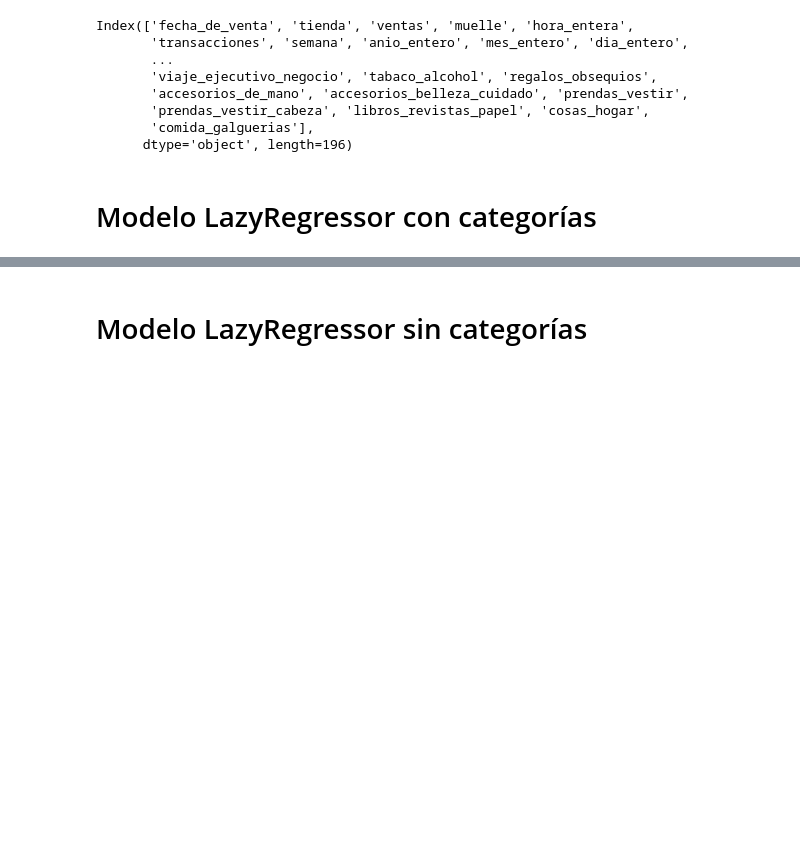
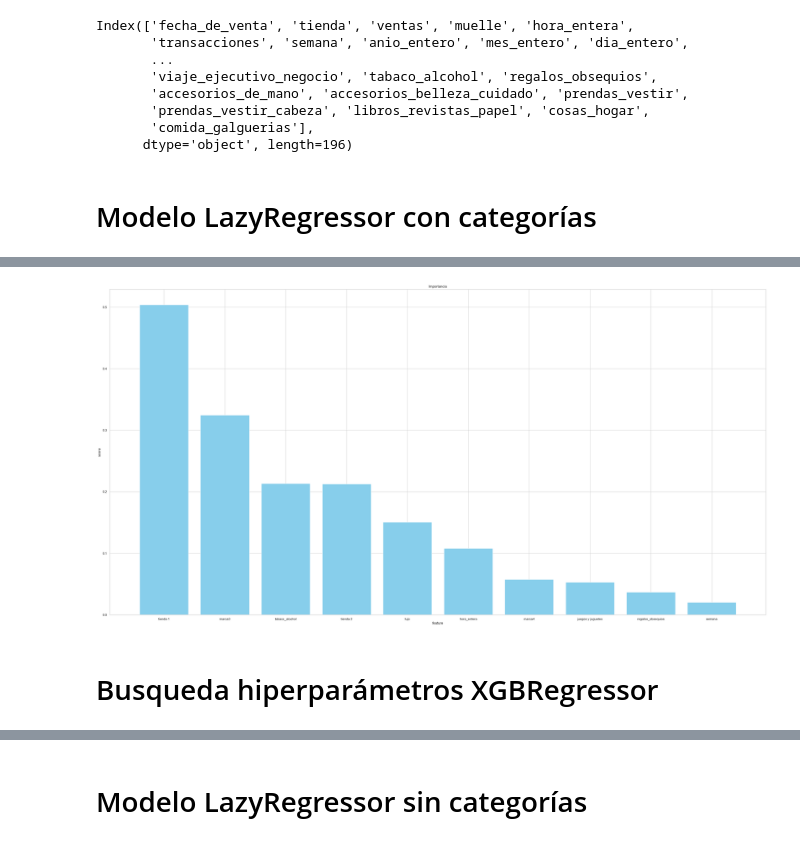
Before and after one commit to Porras53/Proyecto-Ciencia-de-datos-202320, a Jupyter notebook: Proyecto OPAIN.ipynb, the cells around one changed output, grey strips where cells are left out. Saved outputs shown, nothing was run; the diff lists cells and outputs as text; code cells hidden in the pictures; blank space fills up the shorter version.

```diff
--- a/Proyecto OPAIN.ipynb
+++ b/Proyecto OPAIN.ipynb
@@ -1608,4 +1605,0 @@ ax = sns.barplot(y=predictions.index[:-15], x="R-Squared", data=predictions[:-15
-# %%
-# Armar modelo
-regression = GradientBoostingRegressor(random_state=123)
-regression.fit(X_train, y_train)
@@ -1698,0 +1723,6 @@ Test: 0.7526610638279155
+# %%
+# Mejores parámetros HistGradientBoostingRegressor con categorias
+best_params_hist_gbr_categorias = grid_search.best_params_
+best_model_hist_gbr_categorias = grid_search.best_estimator_
+
+print(f"Mejores parámetros encontrados: {best_params_hist_gbr_categorias}")
@@ -1698,0 +1763,26 @@ Test: 0.7526610638279155
+# %%
+from sklearn.inspection import permutation_importance
+
+# Asumiendo que best_model_hist_gbr_categorias es tu modelo entrenado HistGradientBoostingRegressor
+result = permutation_importance(best_model_hist_gbr_categorias, X_train, y_train, n_repeats=10, random_state=0, n_jobs=-1)
+
+# Crear DataFrame de importancias de características
+importances = pd.DataFrame({'feature': X_train.columns, 'score': result.importances_mean})
+
+# Ordenar el DataFrame por la importancia de las características de forma descendente
+importances.sort_values(by='score', ascending=False, inplace=True)
+
+# Seleccionar las 10 características más importantes
+top_importances = importances.head(10)
+# %%
+# Crear un gráfico de barras
+plt.figure(figsize=(40, 20))
+plt.bar(top_importances['feature'], top_importances['score'], color='skyblue')
+plt.xlabel('feature')
+plt.ylabel('score')
+plt.title('Importancia')
+
+# Mostrar el diagrama de barras
+plt.show()
+# %% [output]
+[figure, added]
@@ -1698,0 +1794,2 @@ Test: 0.7526610638279155
+# %% [markdown]
+# Busqueda hiperparámetros XGBRegressor
```
Also changed, not shown: parts of 59 cells of this notebook, 7 other files.
